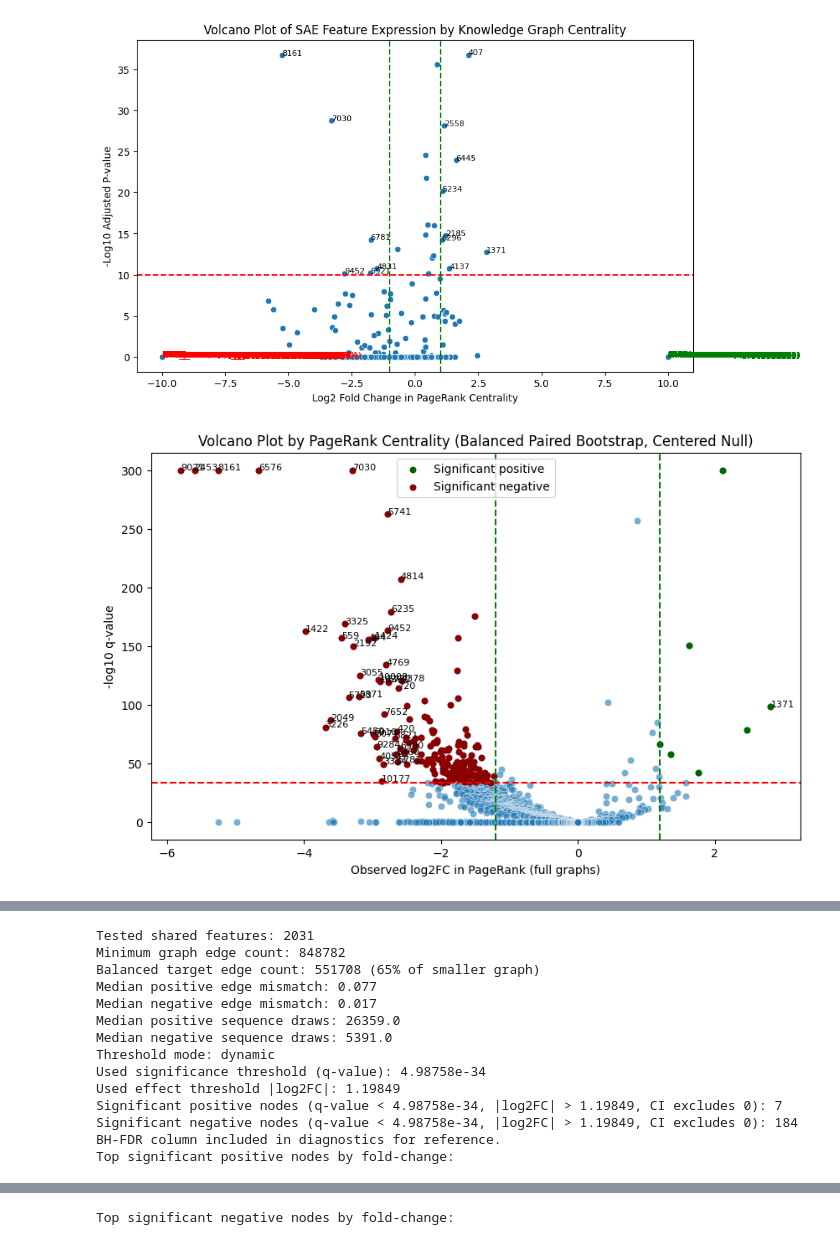
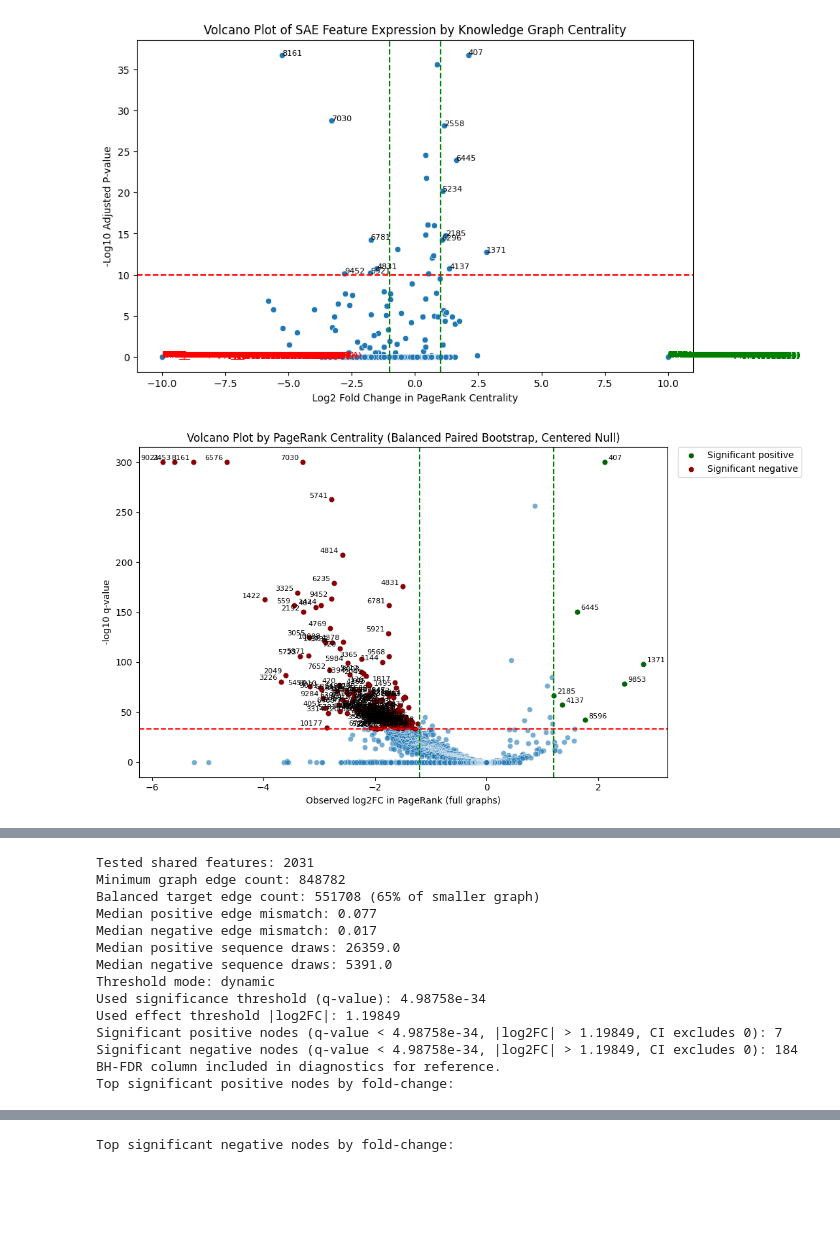
Before and after one commit to ek775/Hidden-State-Genomics, a Jupyter notebook: KG_feature_diff.ipynb, the cells around one changed output, grey strips where cells are left out. Saved outputs shown, nothing was run; the diff lists cells and outputs as text; code cells hidden in the pictures; blank space fills up the shorter version.

```diff
--- a/KG_feature_diff.ipynb
+++ b/KG_feature_diff.ipynb
@@ -92,6 +92,7 @@ plt.show()
 # %% [output]
 [figure]
 # %%
+from matplotlib.ticker import PercentFormatter
 from tqdm import tqdm
 
 
@@ -157,7 +158,7 @@ def sample_subgraph_by_edge_budget(
     best_sub = None
     best_gap = float("inf")
 
-    for _ in range(max_draws):
+    for draw_idx in range(max_draws):
         sampled_seq = rng.choice(seq_nodes, size=n_draw, replace=replace)
         sampled_seq = list(sampled_seq)
 
@@ -224,6 +225,7 @@ def balanced_resampled_centrality_test(
     show_bh=True,
     label_significant=True,
     max_labels=40,
+    max_labels_per_side=None,
     dynamic_thresholds=True,
     effect_quantile=0.75,
     p_quantile=0.10,
@@ -265,7 +267,7 @@ def balanced_resampled_centrality_test(
     pos_draw_history = []
     neg_draw_history = []
 
-    for b in tqdm(range(n_boot), desc="Balanced paired subgraph bootstrap"):
+    for boot_idx in tqdm(range(n_boot), desc="Balanced paired subgraph bootstrap"):
         sub_pos, gap_pos, n_draw_pos = sample_subgraph_by_edge_budget(
             graph=pos_graph,
             seq_nodes=pos_seq_nodes,
@@ -296,7 +298,7 @@ def balanced_resampled_centrality_test(
         neg_sub_pr = nx.pagerank(sub_neg, alpha=alpha)
         pos_sub_vals = np.array([pos_sub_pr.get(n, 0.0) for n in tested_nodes], dtype=float)
         neg_sub_vals = np.array([neg_sub_pr.get(n, 0.0) for n in tested_nodes], dtype=float)
-        boot_log2fc[b, :] = np.log2((pos_sub_vals + eps) / (neg_sub_vals + eps))
+        boot_log2fc[boot_idx, :] = np.log2((pos_sub_vals + eps) / (neg_sub_vals + eps))
 
     boot_median_log2fc = np.median(boot_log2fc, axis=0)
     ci_low = np.quantile(boot_log2fc, 0.025, axis=0)
@@ -372,7 +374,7 @@ def balanced_resampled_centrality_test(
     sig_neg = sig_emp[sig_emp["obs_log2fc"] < 0].sort_values("obs_log2fc", ascending=True)
     sig_emp_sorted = pd.concat([sig_pos, sig_neg], axis=0)
 
-    plt.figure(figsize=(10, 6))
+    plt.figure(figsize=(11, 6))
     y = -np.log10(np.maximum(significance_metric.to_numpy(dtype=float), 1e-300))
     sns.scatterplot(x=diagnostics["obs_log2fc"], y=y, alpha=0.6)
     plt.axhline(-np.log10(significance_threshold), color="r", linestyle="--")
@@ -383,45 +385,90 @@ def balanced_resampled_centrality_test(
     plt.ylabel(f"-log10 {significance_label}")
 
     if not sig_pos.empty:
+        pos_y = -np.log10(np.maximum(significance_metric.loc[sig_pos.index], 1e-300))
         plt.scatter(
             sig_pos["obs_log2fc"],
-            -np.log10(np.maximum(significance_metric.loc[sig_pos.index], 1e-300)),
+            pos_y,
             color="darkgreen",
             s=22,
             label="Significant positive",
         )
     if not sig_neg.empty:
+        neg_y = -np.log10(np.maximum(significance_metric.loc[sig_neg.index], 1e-300))
         plt.scatter(
             sig_neg["obs_log2fc"],
-            -np.log10(np.maximum(significance_metric.loc[sig_neg.index], 1e-300)),
+            neg_y,
             color="darkred",
             s=22,
             label="Significant negative",
         )
 
     if label_significant and not sig_emp_sorted.empty:
-        to_label = sig_emp_sorted.sort_values("obs_log2fc", key=lambda s: s.abs(), ascending=False).head(max_labels)
-        for _, row in to_label.iterrows():
-            plt.text(
-                row["obs_log2fc"],
-                -np.log10(max(float(significance_metric.loc[row.name]), 1e-300)),
+        pos_to_label = sig_pos if max_labels_per_side is None else sig_pos.head(max_labels_per_side)
+        neg_to_label = sig_neg if max_labels_per_side is None else sig_neg.head(max_labels_per_side)
+
+        for _, row in pos_to_label.iterrows():
+            plt.annotate(
                 str(row["node"]),
+                xy=(
+                    row["obs_log2fc"],
+                    -np.log10(max(float(significance_metric.loc[row.name]), 1e-300)),
+                ),
+                xytext=(4, 2),
+                textcoords="offset points",
                 fontsize=8,
+                ha="left",
+            )
+
+        for _, row in neg_to_label.iterrows():
+            plt.annotate(
+                str(row["node"]),
+                xy=(
+                    row["obs_log2fc"],
+                    -np.log10(max(float(significance_metric.loc[row.name]), 1e-300)),
+                ),
+                xytext=(-4, 2),
+                textcoords="offset points",
+                fontsize=8,
+                ha="right",
             )
 
     if (not sig_pos.empty) or (not sig_neg.empty):
-        plt.legend(loc="best")
+        plt.legend(loc="upper left", bbox_to_anchor=(1.02, 1.0), borderaxespad=0.0)
 
+    plt.tight_layout()
     plt.show()
 
-    plt.figure(figsize=(10, 4))
-    plt.hist(pos_edge_gaps, bins=30, alpha=0.65, label="Positive subgraph gap")
-    plt.hist(neg_edge_gaps, bins=30, alpha=0.65, label="Negative subgraph gap")
-    plt.title("Relative edge-count mismatch in balanced paired sampled subgraphs")
-    plt.xlabel("|E_sub - E_target| / E_target")
-    plt.ylabel("Count")
-    plt.xlim(left=0)
-    plt.legend(loc="best")
+    fig, axes = plt.subplots(1, 2, figsize=(12, 4), constrained_layout=True)
+    gap_specs = [
+        (axes[0], np.asarray(pos_edge_gaps, dtype=float), "Positive subgraph gap", "tab:blue"),
+        (axes[1], np.asarray(neg_edge_gaps, dtype=float), "Negative subgraph gap", "tab:orange"),
+    ]
+
+    for ax, gaps, title, color in gap_specs:
+        gap_min = float(gaps.min())
+        gap_max = float(gaps.max())
+        gap_range = gap_max - gap_min
+
+        if gap_range <= 1e-9:
+            pad = max(gap_max * 0.05, 1e-6)
+            bin_edges = np.linspace(max(0.0, gap_min - pad), gap_max + pad, 8)
+        else:
+            bin_edges = np.histogram_bin_edges(gaps, bins="fd")
+            if len(bin_edges) < 4 or np.unique(bin_edges).size < 4:
+                bin_edges = np.linspace(gap_min, gap_max, 10)
+            pad = max(gap_range * 0.08, gap_max * 0.02, 1e-6)
+
+        ax.hist(gaps, bins=bin_edges, alpha=0.75, color=color)
+        ax.axvline(np.median(gaps), color="black", linestyle="--", linewidth=1, label=f"median={np.median(gaps):.3f}")
+        ax.set_title(title)
+        ax.set_xlabel("|E_sub - E_target| / E_target")
+        ax.set_ylabel("Count")
+        ax.set_xlim(max(0.0, gap_min - pad), gap_max + pad)
+        ax.xaxis.set_major_formatter(PercentFormatter(xmax=1.0, decimals=2 if gap_range < 0.01 else 1))
+        ax.legend(loc="best")
+
+    fig.suptitle("Relative edge-count mismatch in balanced paired sampled subgraphs")
     plt.show()
 
     print(f"Tested shared features: {len(tested_nodes)}")
@@ -476,31 +523,32 @@ results_resampled = balanced_resampled_centrality_test(
     GP,
     GN,
     n_boot=100,
     seed=42,
     eps=1e-10,
     alpha=0.85,
     p_threshold=0.05,
     effect_threshold=0.5,
     target_edge_fraction=0.65,
     max_draws=40,
     replace=False,
     edge_tolerance=0.20,
     max_seq_fraction=0.60,
     show_bh=True,
     label_significant=True,
     max_labels=40,
+    max_labels_per_side=None,
     dynamic_thresholds=True,
     effect_quantile=0.75,
     p_quantile=0.10,
     q_quantile=0.10,
     q_threshold=0.05,
     use_q_for_significance=True,
 )
 
 print("Top significant positive nodes by fold-change:")
 display(results_resampled["sig_pos"].head(20))
 
 print("Top significant negative nodes by fold-change:")
 display(results_resampled["sig_neg"].head(20))
 # %% [output]
-[figure, old version]
+[figure, new version]
```
Also changed, not shown: parts of 1 cell of this notebook, 8 other files.
